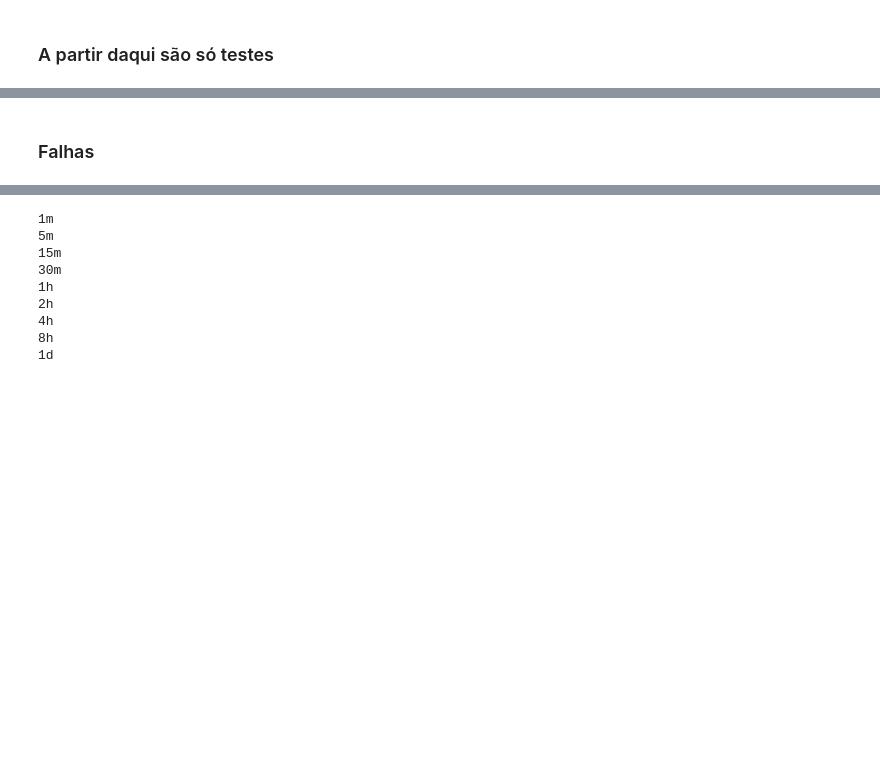
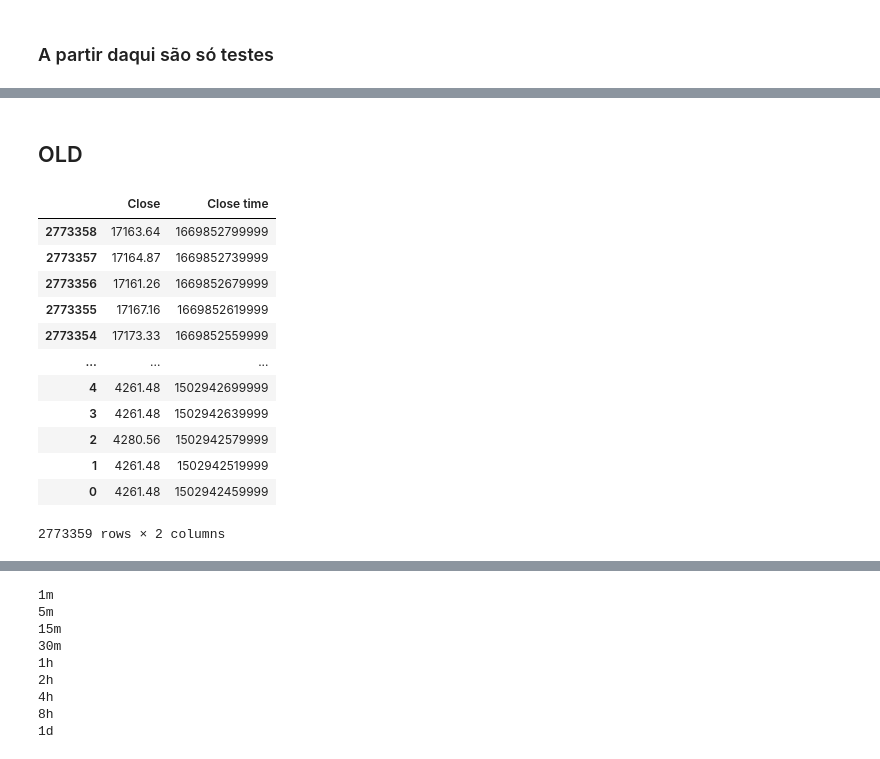
Before and after one commit to lambdavar/Artigo, a Jupyter notebook: main.ipynb, the cells around one changed output, grey strips where cells are left out. Drawn from its saved outputs; the diff is of its cells as text; code cells hidden in the pictures; blank space fills up the shorter version.

```diff
--- a/main.ipynb
+++ b/main.ipynb
@@ -81,3 +82,11 @@ BTCUSDT-2h já processado
 BTCUSDT-4h já processado
 BTCUSDT-8h já processado
 BTCUSDT-1d já processado
+# %%
+# cria um dicionário de dataframes. Pra acessar é só falar o timeframe desejado
+# transforma em numpy no final
+dfs = {}
+for timeframe in timeframes:
+    dfs[timeframe] = (pd.read_csv(f"./Dados/Processados/BTCUSDT-{timeframe}.csv",
+                      usecols=["Close time", "Close"])[::-1]).to_numpy()
+dfs["1m"]
@@ -106,26 +172,0 @@ for timeframe in timeframes:
-# %%
-%%time
-
-# criação de janelas de dados. Ver se dá pra deixar ainda mais rápido pq vai demorar 6h pra rodar
-
-lookback = 20
-linha = 0
-
-# pra todas as linhas
-print("Num linhas: ", len(dfs[timeframes[0]])-lookback)
-for linha in range(100):
-#for linha in range(len(df)-lookback):
-    # cria o esqueleto da janela com o primeiro timeframe
-    df_janela = dfs[timeframes[0]].iloc[linha:linha+lookback].reset_index(drop=True)
-
-    # junta o preço de fechamento pra todos os timeframes
-    for timeframe in timeframes[1:]:
-        df_janela[f"Close_{timeframe}"] = dfs[timeframe].loc[(dfs[timeframe]["Close time"] <= df_janela["Close time"].iloc[0])].iloc[:lookback]["Close"].reset_index(drop=True)
-    # remove a coluna close time, que foi utilizada pra sincronizar cada timeframe
-    df_janela.drop("Close time", inplace=True, axis=1)
-    # define se é long ou short
-    # create_gaf(df_janela)
-    # salva na pasta long ou short
-
-
-df_janela
@@ -155,5 +176,26 @@ Wall time: 1.44 s
 # transforma em gaf
 # salva como imagem nas pastas long e short
 # passa pro keras imagedatagenerator
-# %% [markdown]
-### Falhas
+# %% [markdown]
+## OLD
+# %%
+# cria um dicionário de dataframes. Pra acessar é só falar o timeframe desejado
+dfs = {}
+for timeframe in timeframes:
+    dfs[timeframe] = (pd.read_csv(f"./Dados/Processados/BTCUSDT-{timeframe}.csv",
+                      usecols=["Close time", "Close"])[::-1])
+dfs["1m"]
+# %% [output]
+|  | Close | Close time |
+| 2773358 | 17163.64 | 1669852799999 |
+| 2773357 | 17164.87 | 1669852739999 |
+| 2773356 | 17161.26 | 1669852679999 |
+| 2773355 | 17167.16 | 1669852619999 |
+| 2773354 | 17173.33 | 1669852559999 |
+| ... | ... | ... |
+| 4 | 4261.48 | 1502942699999 |
+| 3 | 4261.48 | 1502942639999 |
+| 2 | 4280.56 | 1502942579999 |
+| 1 | 4261.48 | 1502942519999 |
+| 0 | 4261.48 | 1502942459999 |
+2773359 rows × 2 columns
```
Also changed, not shown: parts of 8 cells of this notebook.
